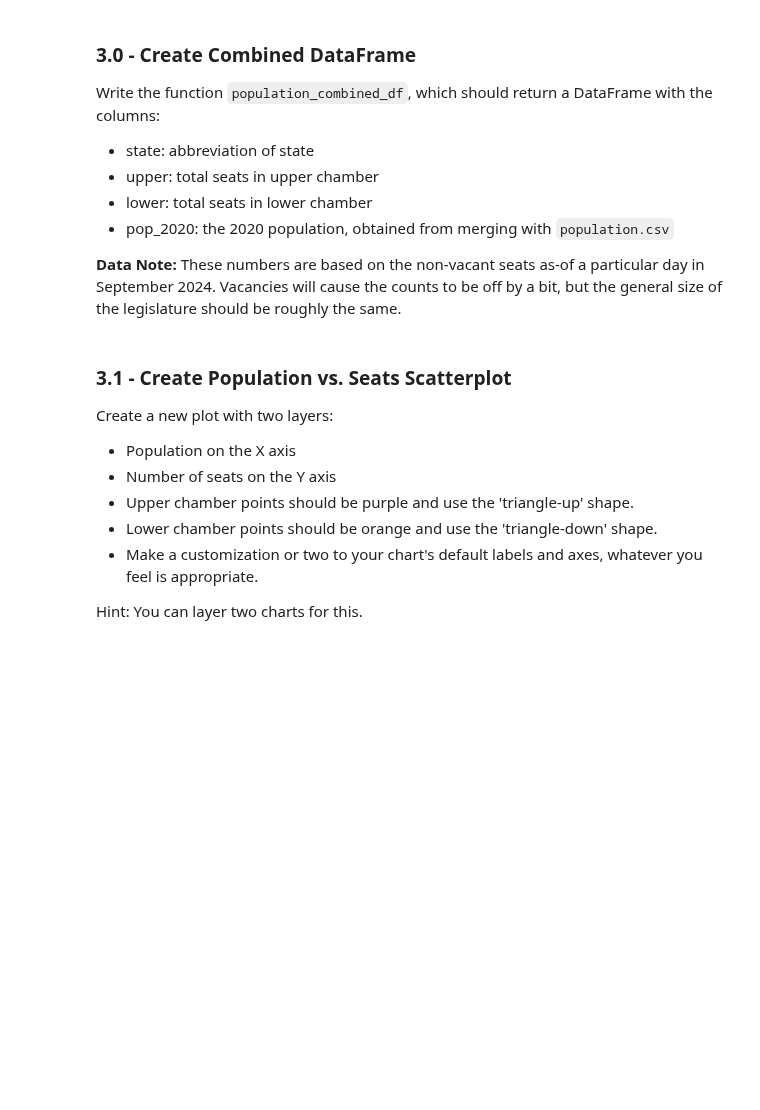
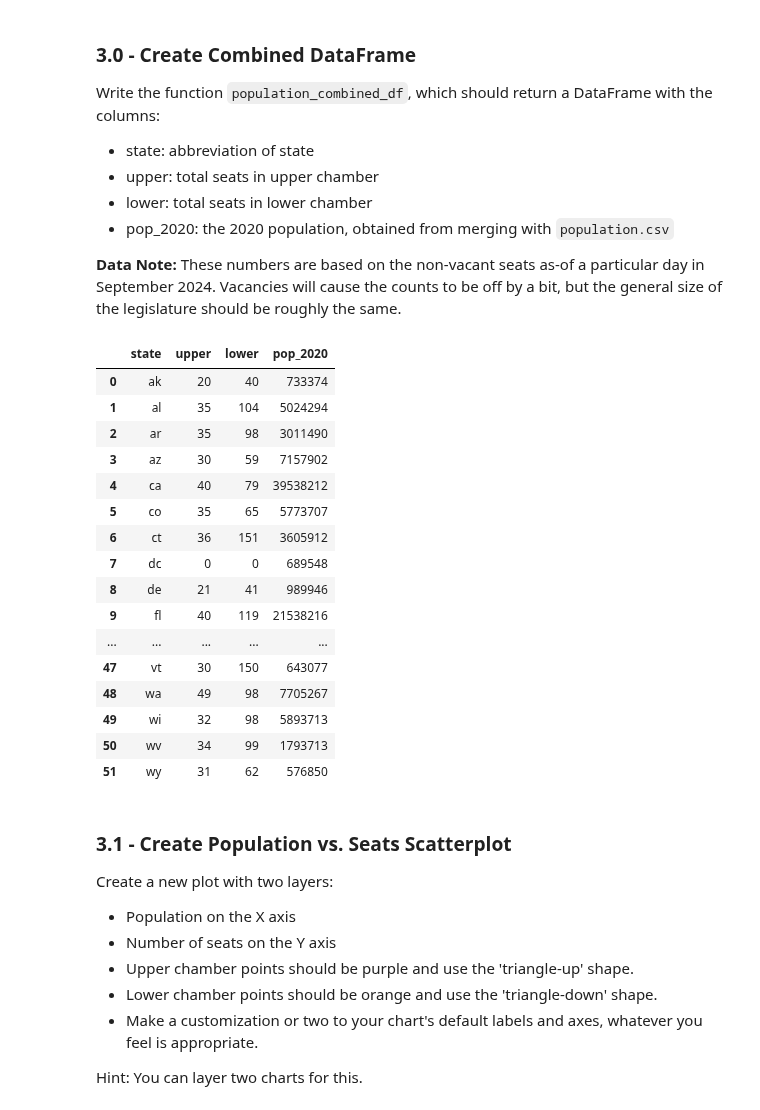
Before and after one commit to daniavayu/data-viz-labs, a Jupyter notebook: altair-lab/altair_lab.ipynb, the cells around one changed output. Saved outputs shown, nothing was run; the diff lists cells and outputs as text; code cells hidden in the pictures; blank space fills up the shorter version.

```diff
--- a/altair-lab/altair_lab.ipynb
+++ b/altair-lab/altair_lab.ipynb
@@ -185,8 +376,40 @@ Write the function `population_combined_df`, which should return a DataFrame wit
 
 **Data Note:** These numbers are based on the non-vacant seats as-of a particular day in September 2024. Vacancies will cause the counts to be off by a bit, but the general size of the legislature should be roughly the same.
 # %%
+# Returns a DataFrame with each state's upper and lower chamber seat counts and 2020 population.
 def population_combined_df():
-    pass # IMPLEMENTAION HERE
+
+    seats = (
+        legislators_df()
+        .groupby(["state", "type"])
+        .size()
+        .unstack(fill_value=0)
+        .reset_index()
+    )
+
+    combined = seats.merge(populations, on="state", how="left")
+
+    return combined[["state", "upper", "lower", "pop_2020"]]
+
+population_combined_df()
+# %% [output]
+|  | state | upper | lower | pop_2020 |
+| 0 | ak | 20 | 40 | 733374 |
+| 1 | al | 35 | 104 | 5024294 |
+| 2 | ar | 35 | 98 | 3011490 |
+| 3 | az | 30 | 59 | 7157902 |
+| 4 | ca | 40 | 79 | 39538212 |
+| 5 | co | 35 | 65 | 5773707 |
+| 6 | ct | 36 | 151 | 3605912 |
+| 7 | dc | 0 | 0 | 689548 |
+| 8 | de | 21 | 41 | 989946 |
+| 9 | fl | 40 | 119 | 21538216 |
+| ... | ... | ... | ... | ... |
+| 47 | vt | 30 | 150 | 643077 |
+| 48 | wa | 49 | 98 | 7705267 |
+| 49 | wi | 32 | 98 | 5893713 |
+| 50 | wv | 34 | 99 | 1793713 |
+| 51 | wy | 31 | 62 | 576850 |
 # %% [markdown]
 ### 3.1 - Create Population vs. Seats Scatterplot
 
```
Also changed, not shown: parts of 21 cells of this notebook, 3 other files.
